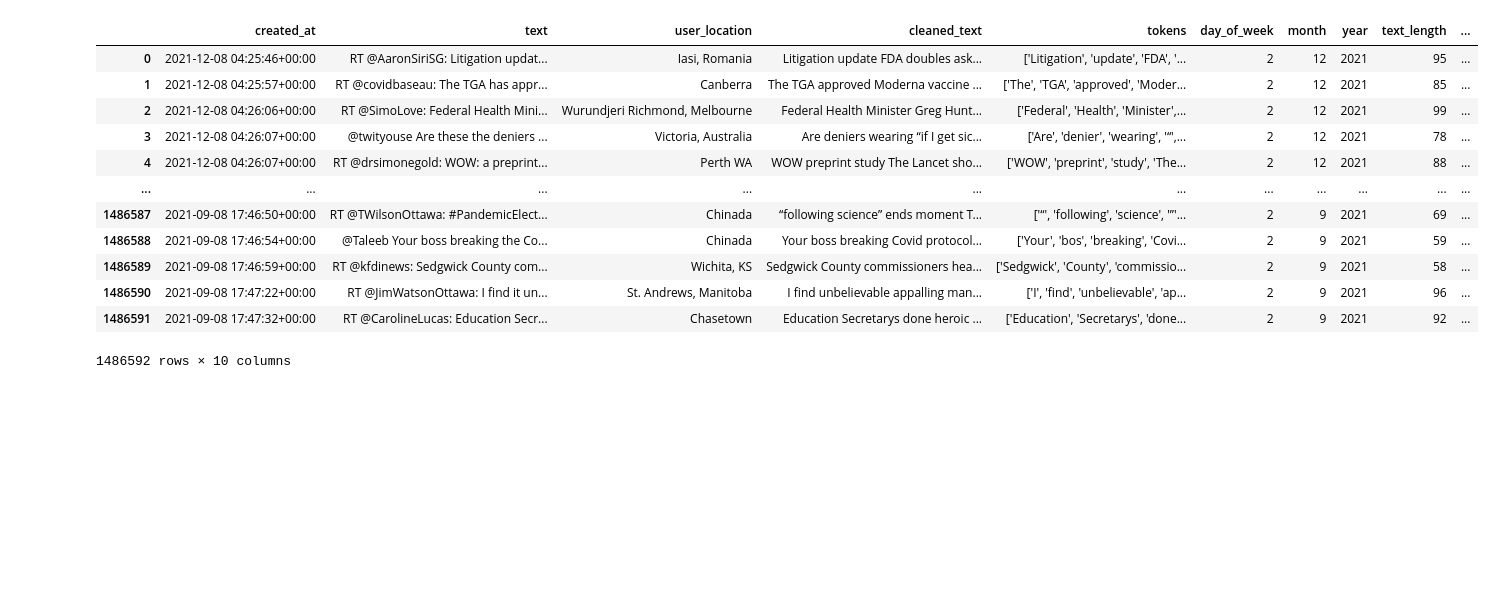
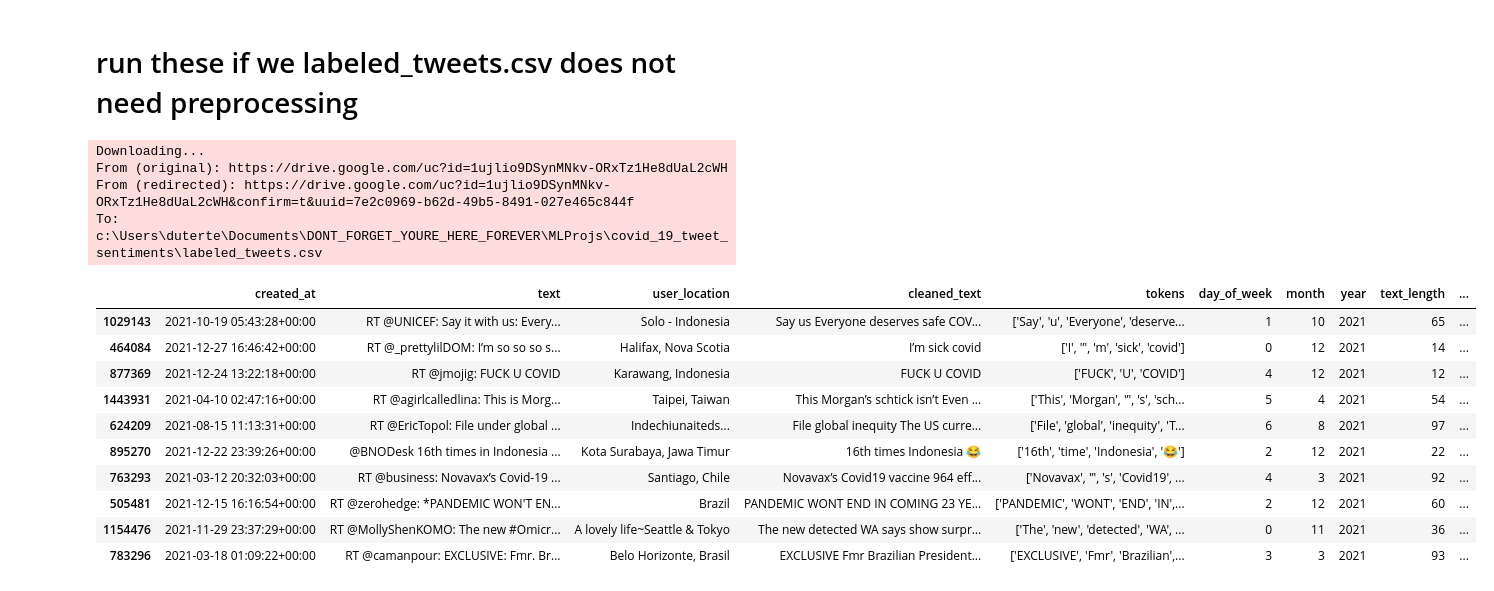
Before and after one commit to kyleoneil/MLProjs, a Jupyter notebook: covid_19_tweet_sentiments/covid_19_tweet_sentiment_analysis.ipynb, the cells around one changed output. Drawn from its saved outputs; the diff is of its cells as text; code cells hidden in the pictures; blank space fills up the shorter version.

```diff
--- a/covid_19_tweet_sentiments/covid_19_tweet_sentiment_analysis.ipynb
+++ b/covid_19_tweet_sentiments/covid_19_tweet_sentiment_analysis.ipynb
@@ -201,19 +304,33 @@ labeled_df = pd.read_csv('labeled_tweets.csv')
+# %% [markdown]
+# run these if we labeled_tweets.csv does not need preprocessing
+# %%
+
+labeled_path = 'labeled_tweets.csv'
+labeled_url = 'https://drive.google.com/file/d/1ujlio9DSynMNkv-ORxTz1He8dUaL2cWH/view?usp=sharing'
+if not os.path.exists(labeled_path):
+  import gdown
+  gdown.download(labeled_url, labeled_path, fuzzy=True)
+
+labeled_df = pd.read_csv(labeled_path)
+# %% [output]
+Downloading...
+From (original): https://drive.google.com/uc?id=1ujlio9DSynMNkv-ORxTz1He8dUaL2cWH
+From (redirected): https://drive.google.com/uc?id=1ujlio9DSynMNkv-ORxTz1He8dUaL2cWH&confirm=t&uuid=7e2c0969-b62d-49b5-8491-027e465c844f
+To: c:\Users\duterte\Documents\DONT_FORGET_YOURE_HERE_FOREVER\MLProjs\covid_19_tweet_sentiments\labeled_tweets.csv
 # %%
-labeled_df
+labeled_df.sample(10)
 # %% [output]
 |  | created_at | text | user_location | cleaned_text | tokens | day_of_week | month | year | text_length | ... |
-| 0 | 2021-12-08 04:25:46+00:00 | RT @AaronSiriSG: Litigation updat... | Iasi, Romania | Litigation update FDA doubles ask... | ['Litigation', 'update', 'FDA', '... | 2 | 12 | 2021 | 95 | ... |
-| 1 | 2021-12-08 04:25:57+00:00 | RT @covidbaseau: The TGA has appr... | Canberra | The TGA approved Moderna vaccine ... | ['The', 'TGA', 'approved', 'Moder... | 2 | 12 | 2021 | 85 | ... |
-| 2 | 2021-12-08 04:26:06+00:00 | RT @SimoLove: Federal Health Mini... | Wurundjeri Richmond, Melbourne | Federal Health Minister Greg Hunt... | ['Federal', 'Health', 'Minister',... | 2 | 12 | 2021 | 99 | ... |
-| 3 | 2021-12-08 04:26:07+00:00 | @twityouse Are these the deniers ... | Victoria, Australia | Are deniers wearing “if I get sic... | ['Are', 'denier', 'wearing', '“',... | 2 | 12 | 2021 | 78 | ... |
-| 4 | 2021-12-08 04:26:07+00:00 | RT @drsimonegold: WOW: a preprint... | Perth WA | WOW preprint study The Lancet sho... | ['WOW', 'preprint', 'study', 'The... | 2 | 12 | 2021 | 88 | ... |
-| ... | ... | ... | ... | ... | ... | ... | ... | ... | ... | ... |
-| 1486587 | 2021-09-08 17:46:50+00:00 | RT @TWilsonOttawa: #PandemicElect... | Chinada | “following science” ends moment T... | ['“', 'following', 'science', '”'... | 2 | 9 | 2021 | 69 | ... |
-| 1486588 | 2021-09-08 17:46:54+00:00 | @Taleeb Your boss breaking the Co... | Chinada | Your boss breaking Covid protocol... | ['Your', 'bos', 'breaking', 'Covi... | 2 | 9 | 2021 | 59 | ... |
-| 1486589 | 2021-09-08 17:46:59+00:00 | RT @kfdinews: Sedgwick County com... | Wichita, KS | Sedgwick County commissioners hea... | ['Sedgwick', 'County', 'commissio... | 2 | 9 | 2021 | 58 | ... |
-| 1486590 | 2021-09-08 17:47:22+00:00 | RT @JimWatsonOttawa: I find it un... | St. Andrews, Manitoba | I find unbelievable appalling man... | ['I', 'find', 'unbelievable', 'ap... | 2 | 9 | 2021 | 96 | ... |
-| 1486591 | 2021-09-08 17:47:32+00:00 | RT @CarolineLucas: Education Secr... | Chasetown | Education Secretarys done heroic ... | ['Education', 'Secretarys', 'done... | 2 | 9 | 2021 | 92 | ... |
+| 1029143 | 2021-10-19 05:43:28+00:00 | RT @UNICEF: Say it with us: Every... | Solo - Indonesia | Say us Everyone deserves safe COV... | ['Say', 'u', 'Everyone', 'deserve... | 1 | 10 | 2021 | 65 | ... |
+| 464084 | 2021-12-27 16:46:42+00:00 | RT @_prettylilDOM: I’m so so so s... | Halifax, Nova Scotia | I’m sick covid | ['I', '’', 'm', 'sick', 'covid'] | 0 | 12 | 2021 | 14 | ... |
+| 877369 | 2021-12-24 13:22:18+00:00 | RT @jmojig: FUCK U COVID | Karawang, Indonesia | FUCK U COVID | ['FUCK', 'U', 'COVID'] | 4 | 12 | 2021 | 12 | ... |
+| 1443931 | 2021-04-10 02:47:16+00:00 | RT @agirlcalledlina: This is Morg... | Taipei, Taiwan | This Morgan’s schtick isn’t Even ... | ['This', 'Morgan', '’', 's', 'sch... | 5 | 4 | 2021 | 54 | ... |
+| 624209 | 2021-08-15 11:13:31+00:00 | RT @EricTopol: File under global ... | Indechiunaiteds... | File global inequity The US curre... | ['File', 'global', 'inequity', 'T... | 6 | 8 | 2021 | 97 | ... |
+| 895270 | 2021-12-22 23:39:26+00:00 | @BNODesk 16th times in Indonesia ... | Kota Surabaya, Jawa Timur | 16th times Indonesia 😂 | ['16th', 'time', 'Indonesia', '😂'] | 2 | 12 | 2021 | 22 | ... |
+| 763293 | 2021-03-12 20:32:03+00:00 | RT @business: Novavax’s Covid-19 ... | Santiago, Chile | Novavax’s Covid19 vaccine 964 eff... | ['Novavax', '’', 's', 'Covid19', ... | 4 | 3 | 2021 | 92 | ... |
+| 505481 | 2021-12-15 16:16:54+00:00 | RT @zerohedge: *PANDEMIC WON'T EN... | Brazil | PANDEMIC WONT END IN COMING 23 YE... | ['PANDEMIC', 'WONT', 'END', 'IN',... | 2 | 12 | 2021 | 60 | ... |
+| 1154476 | 2021-11-29 23:37:29+00:00 | RT @MollyShenKOMO: The new #Omicr... | A lovely life~Seattle & Tokyo | The new detected WA says show surpr… | ['The', 'new', 'detected', 'WA', ... | 0 | 11 | 2021 | 36 | ... |
+| 783296 | 2021-03-18 01:09:22+00:00 | RT @camanpour: EXCLUSIVE: Fmr. Br... | Belo Horizonte, Brasil | EXCLUSIVE Fmr Brazilian President... | ['EXCLUSIVE', 'Fmr', 'Brazilian',... | 3 | 3 | 2021 | 93 | ... |
-1486592 rows × 10 columns
 # %%
 from wordcloud import WordCloud
 import matplotlib.pyplot as plt
```
Also changed, not shown: parts of 12 cells of this notebook.
